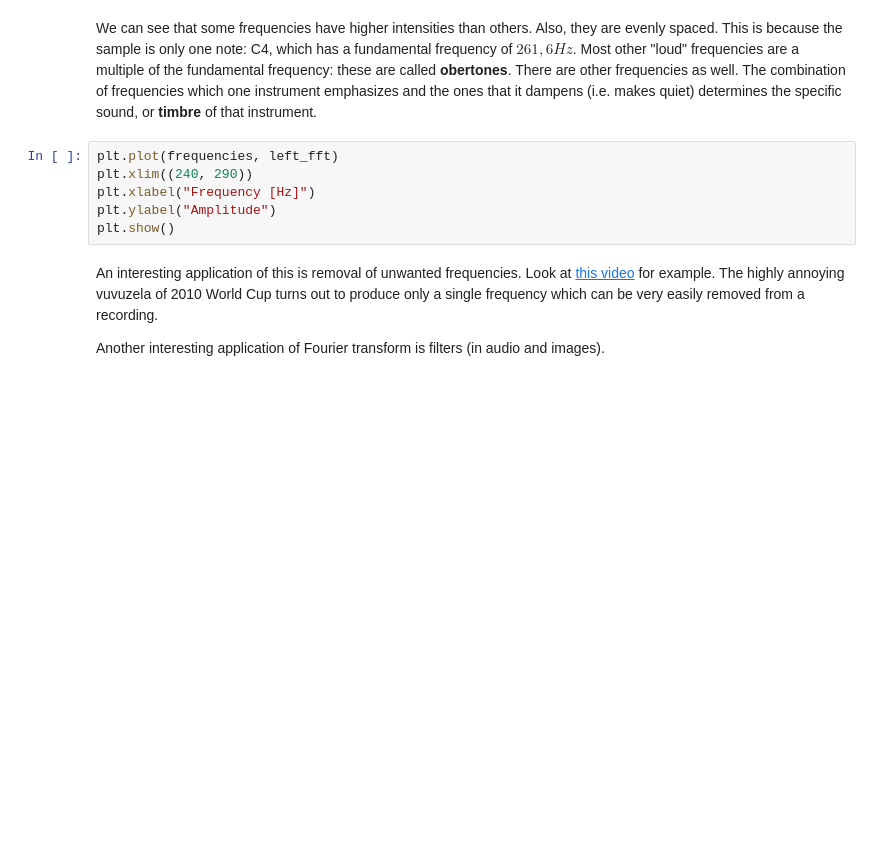
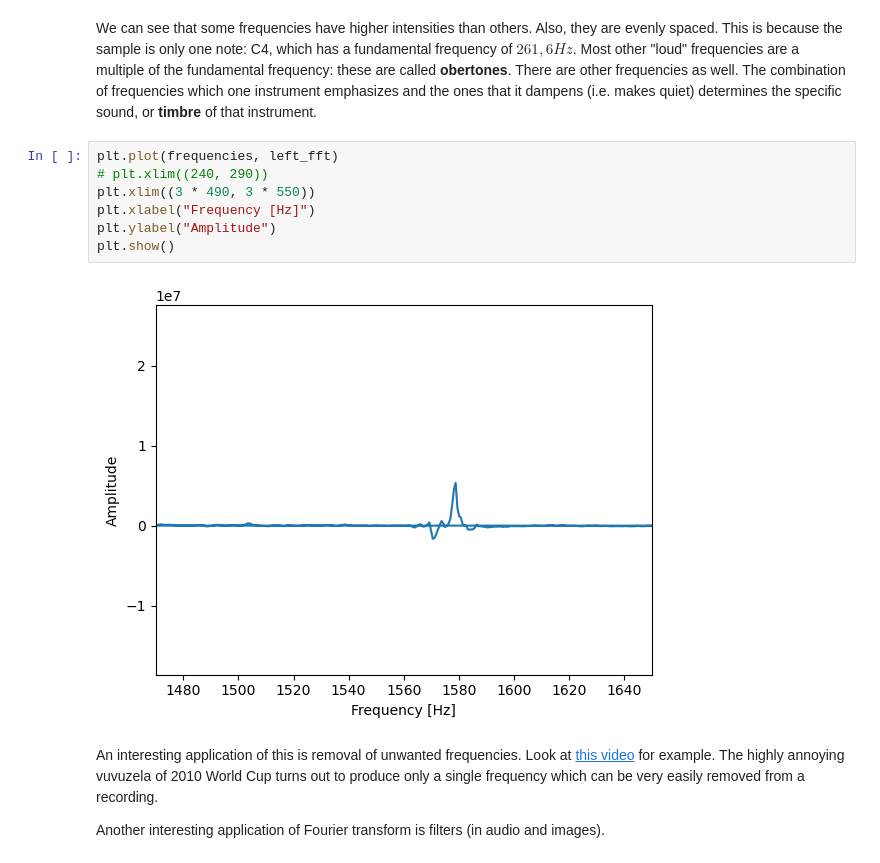
Before and after one commit to GalkaKG/Math-Concepts-for-Developers, a Jupyter notebook: 10. Exercise Probability and combinatorics/Probability and Combinatorics Exercise.ipynb, the cells around one changed output. Saved outputs shown, nothing was run; the diff lists cells and outputs as text; blank space fills up the shorter version.

```diff
--- a/10. Exercise Probability and combinatorics/Probability and Combinatorics Exercise.ipynb
+++ b/10. Exercise Probability and combinatorics/Probability and Combinatorics Exercise.ipynb
@@ -385,10 +398,13 @@ plt.show()
 We can see that some frequencies have higher intensities than others. Also, they are evenly spaced. This is because the sample is only one note: C4, which has a fundamental frequency of $261,6Hz$. Most other "loud" frequencies are a multiple of the fundamental frequency: these are called **obertones**. There are other frequencies as well. The combination of frequencies which one instrument emphasizes and the ones that it dampens (i.e. makes quiet) determines the specific sound, or **timbre** of that instrument.
 # %%
 plt.plot(frequencies, left_fft)
-plt.xlim((240, 290))
+# plt.xlim((240, 290))
+plt.xlim((3 * 490, 3 * 550))
 plt.xlabel("Frequency [Hz]")
 plt.ylabel("Amplitude")
 plt.show()
+# %% [output]
+[figure, added]
 # %% [markdown]
 An interesting application of this is removal of unwanted frequencies. Look at [this video](https://www.youtube.com/watch?v=ATVbnilxIrs) for example. The highly annoying vuvuzela of 2010 World Cup turns out to produce only a single frequency which can be very easily removed from a recording.
 
```
Also changed, not shown: parts of 6 cells of this notebook.
